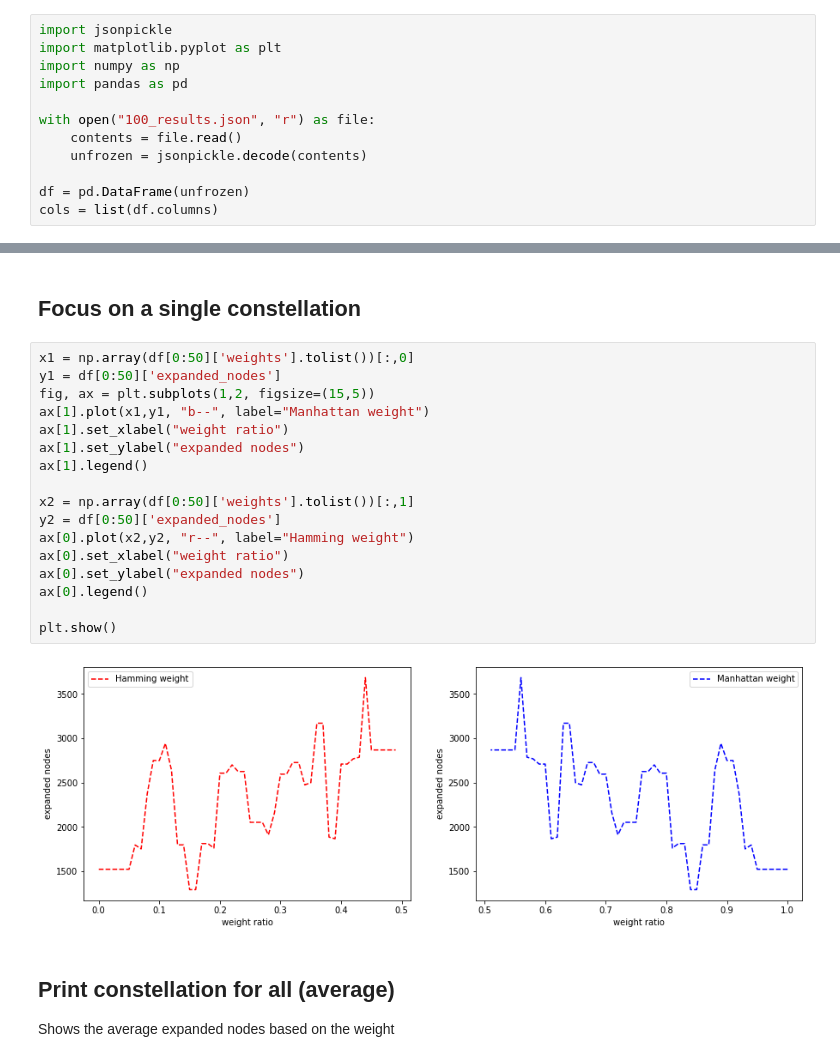
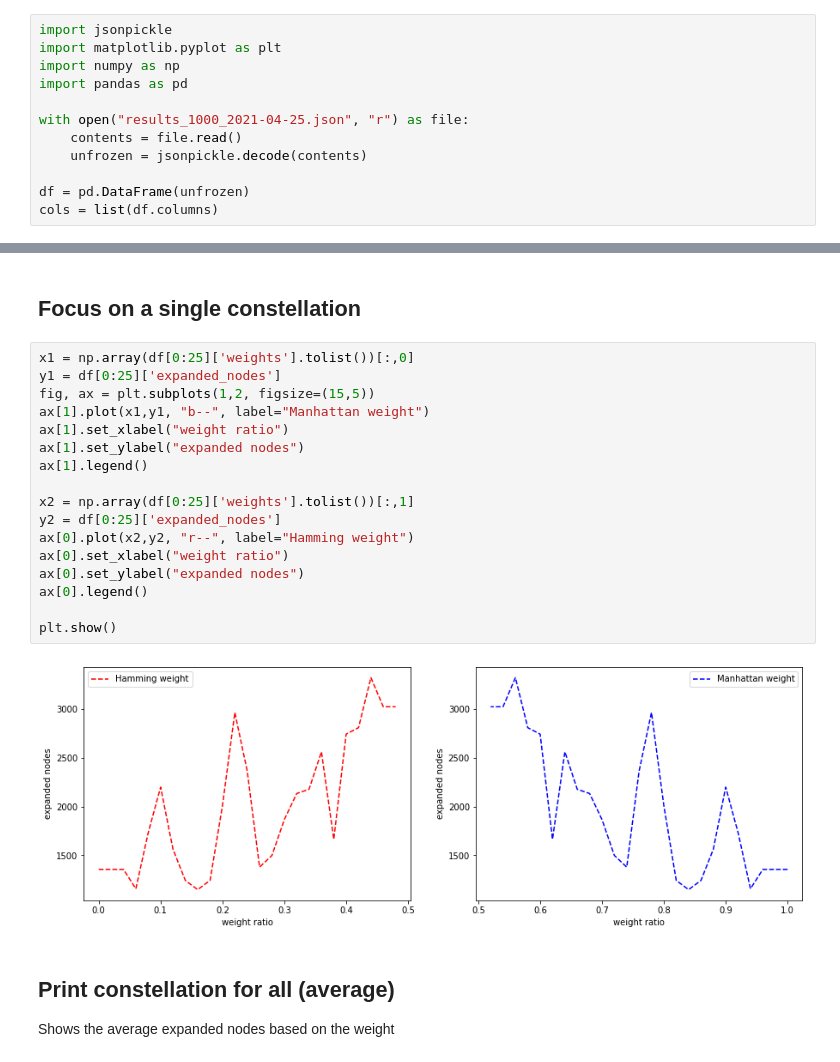
Before and after one commit to Henchway/AI-Data-Science-Exercises, a Jupyter notebook: Exercise1/analytics.ipynb, the cells around one changed output, grey strips where cells are left out. Cells and saved outputs as stored; diff of their text form.

```diff
--- a/Exercise1/analytics.ipynb
+++ b/Exercise1/analytics.ipynb
@@ -4,7 +4,7 @@ import matplotlib.pyplot as plt
 import numpy as np
 import pandas as pd
 
-with open("100_results.json", "r") as file:
+with open("results_1000_2021-04-25.json", "r") as file:
     contents = file.read()
     unfrozen = jsonpickle.decode(contents)
 
@@ -25,24 +25,24 @@ plt.show()
 # %% [markdown]
 ## Focus on a single constellation
 # %%
-x1 = np.array(df[0:50]['weights'].tolist())[:,0]
-y1 = df[0:50]['expanded_nodes']
+x1 = np.array(df[0:25]['weights'].tolist())[:,0]
+y1 = df[0:25]['expanded_nodes']
 fig, ax = plt.subplots(1,2, figsize=(15,5))
 ax[1].plot(x1,y1, "b--", label="Manhattan weight")
 ax[1].set_xlabel("weight ratio")
 ax[1].set_ylabel("expanded nodes")
 ax[1].legend()
 
-x2 = np.array(df[0:50]['weights'].tolist())[:,1]
-y2 = df[0:50]['expanded_nodes']
+x2 = np.array(df[0:25]['weights'].tolist())[:,1]
+y2 = df[0:25]['expanded_nodes']
 ax[0].plot(x2,y2, "r--", label="Hamming weight")
 ax[0].set_xlabel("weight ratio")
 ax[0].set_ylabel("expanded nodes")
 ax[0].legend()
 
 plt.show()
 # %% [output]
-[figure, old version]
+[figure, new version]
 # %% [markdown]
 ## Print constellation for all (average)
 
```
Also changed, not shown: parts of 13 cells of this notebook.
